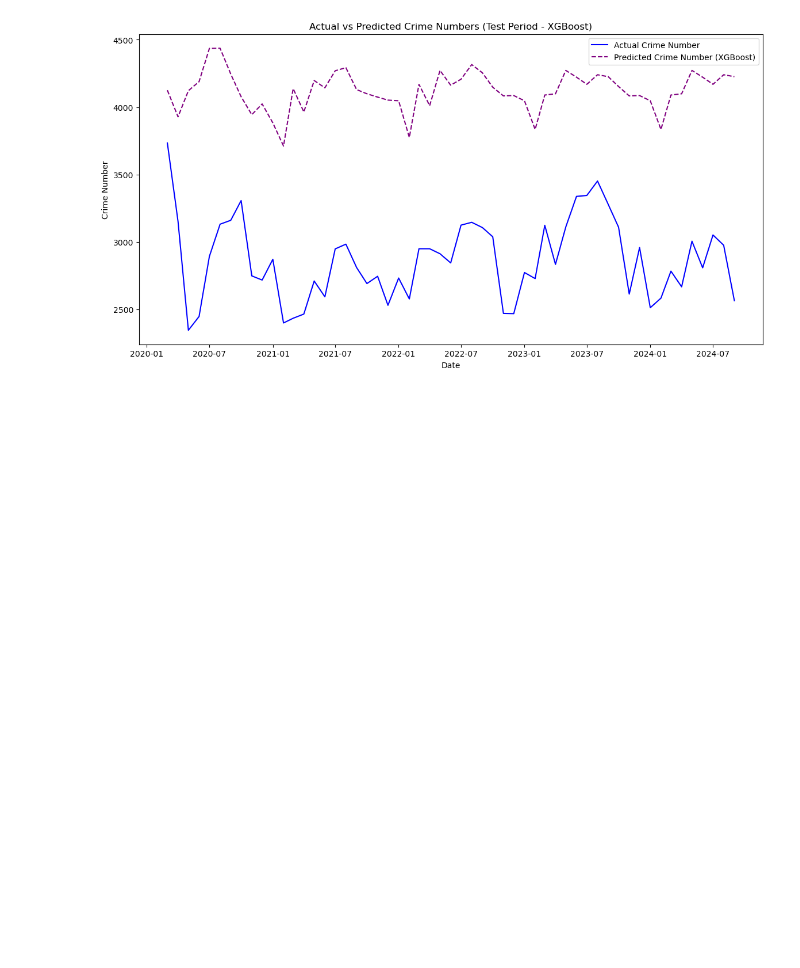
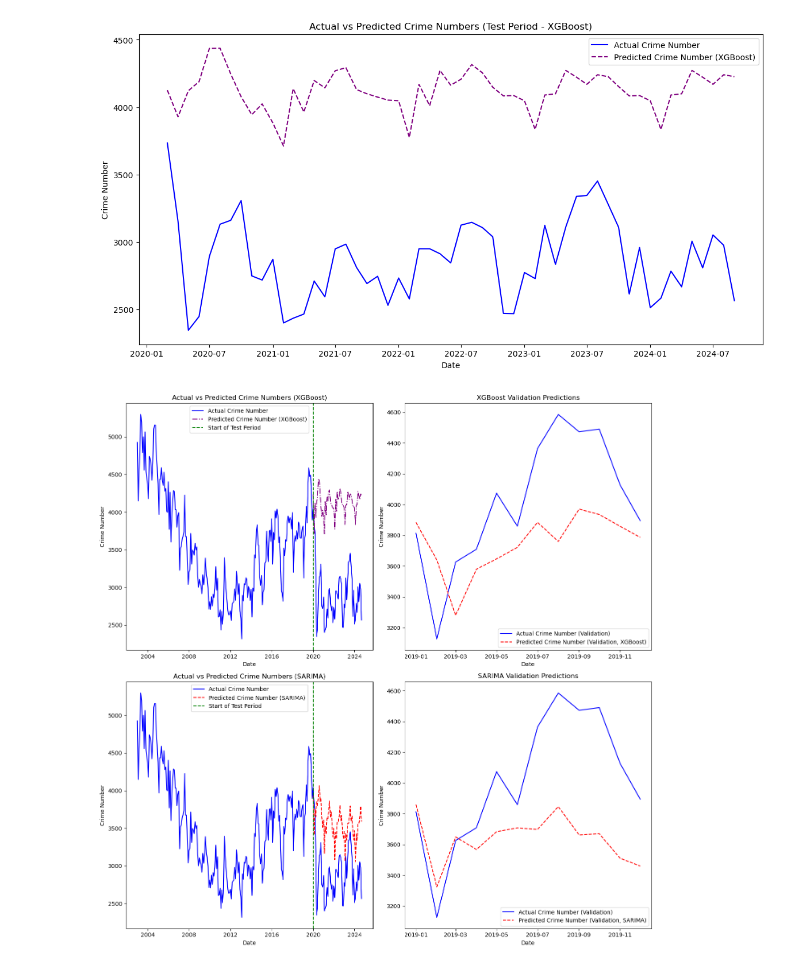
Before and after one commit to HantzeWANG/ECON490, a Jupyter notebook: CrimePrediction.ipynb, the cells around one changed output. Saved outputs shown, nothing was run; the diff lists cells and outputs as text; code cells hidden in the pictures; blank space fills up the shorter version.

```diff
--- a/CrimePrediction.ipynb
+++ b/CrimePrediction.ipynb
@@ -452,3 +504,54 @@ plt.show()
 Test MAPE: 44.95%
 Average percent difference after 2020-03-01: -44.95%
 [figure]
+# %%
+ # put Actual vs Predicted Crime Numbers (XGBoost), XGBoost Validation Predictions, Actual vs Predicted Crime Numbers (SARIMA), SARIMA Validation Predictions in
+# 1 figure with 4 subplots
+plt.figure(figsize=(14, 14))
+
+# Actual vs Predicted Crime Numbers (XGBoost)
+plt.subplot(2, 2, 1)
+
+plt.plot(merged_df_xgb['date'], merged_df_xgb['crime_number'], label="Actual Crime Number", color="blue")
+plt.plot(merged_df_xgb['date'], merged_df_xgb['predicted_crime_number_xgb'], label="Predicted Crime Number (XGBoost)", color="purple", linestyle="-.")
+plt.axvline(x=pd.to_datetime('2020-01-01'), color='green', linestyle='--', label='Start of Test Period')
+plt.xlabel("Date")
+plt.ylabel("Crime Number")
+plt.title("Actual vs Predicted Crime Numbers (XGBoost)")
+plt.legend()
+
+# XGBoost Validation Predictions
+plt.subplot(2, 2, 2)
+
+plt.plot(val_data['date'], y_val, label="Actual Crime Number (Validation)", color="blue")
+plt.plot(val_data['date'], val_predictions, label="Predicted Crime Number (Validation, XGBoost)", color="red", linestyle="--")
+plt.xlabel("Date")
+plt.ylabel("Crime Number")
+plt.title("XGBoost Validation Predictions")
+plt.legend()
+
+# Actual vs Predicted Crime Numbers (SARIMA)
+plt.subplot(2, 2, 3)
+
+plt.plot(merged_df_arima['date'], merged_df_arima['crime_number'], label="Actual Crime Number", color="blue")
+plt.plot(merged_df_arima['date'], merged_df_arima['predicted_crime_number_arima'], label="Predicted Crime Number (SARIMA)", color="red", linestyle="--")
+plt.axvline(x=pd.to_datetime('2020-01-01'), color='green', linestyle='--', label='Start of Test Period')
+plt.xlabel("Date")
+plt.ylabel("Crime Number")
+plt.title("Actual vs Predicted Crime Numbers (SARIMA)")
+plt.legend()
+
+# SARIMA Validation Predictions
+plt.subplot(2, 2, 4)
+
+plt.plot(val_data['date'], y_val, label="Actual Crime Number (Validation)", color="blue")
+plt.plot(val_data['date'], forecast_val, label="Predicted Crime Number (Validation, SARIMA)", color="red", linestyle="--")
+plt.xlabel("Date")
+plt.ylabel("Crime Number")
+plt.title("SARIMA Validation Predictions")
+plt.legend()
+
+plt.tight_layout()
+plt.show()
+# %% [output]
+[figure, added]
```
Also changed, not shown: parts of 2 cells of this notebook, 1 other file.
